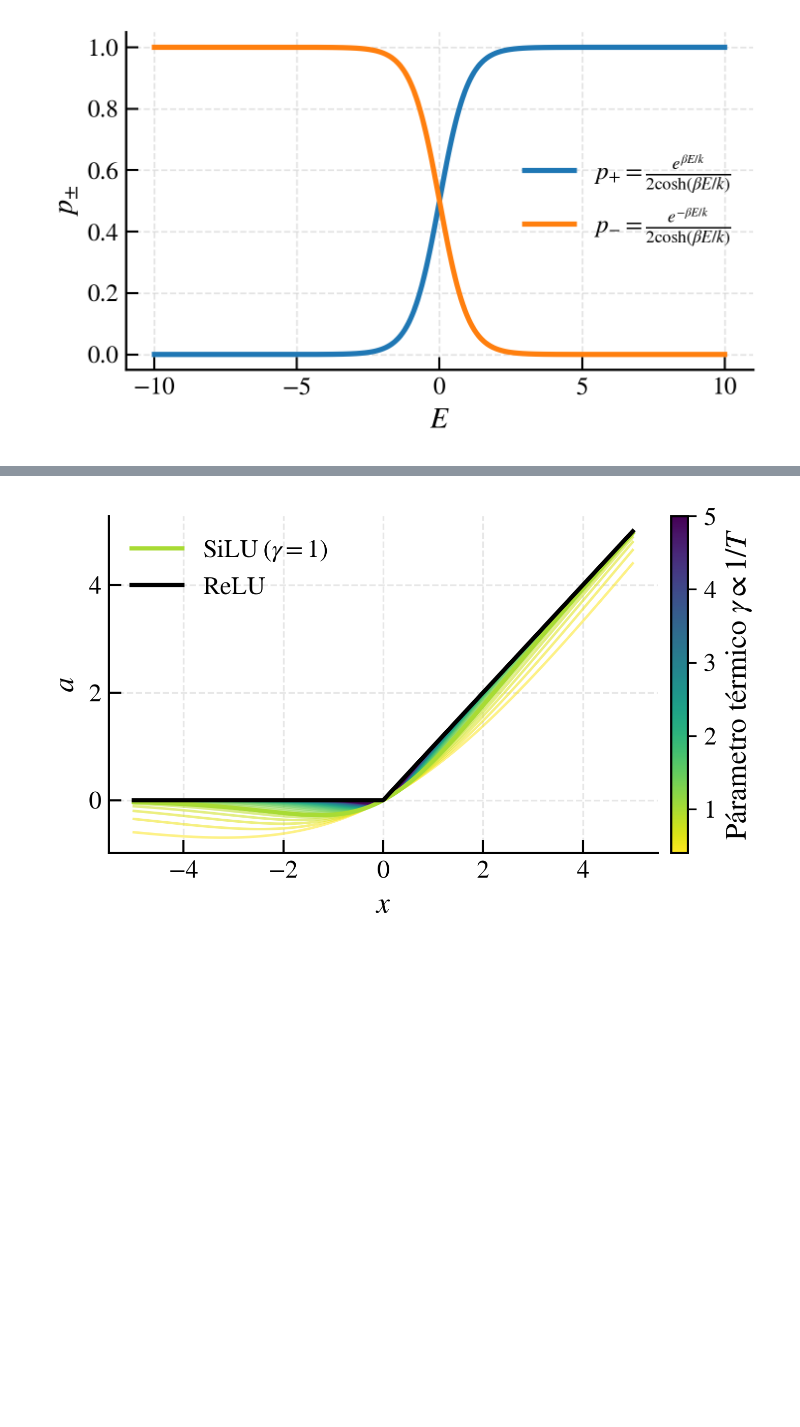
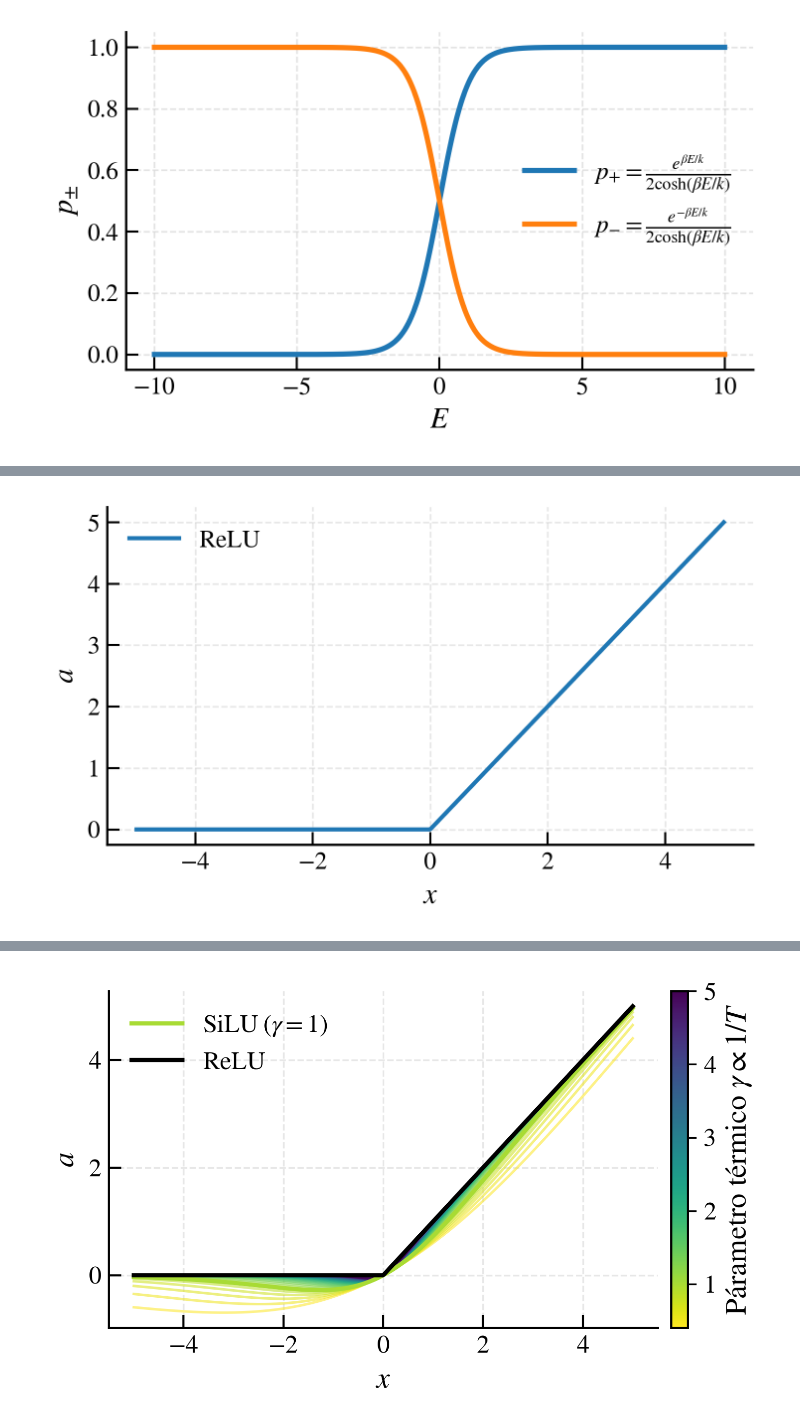
Before and after one commit to eric-hermosis/machine-learning-figures, a Jupyter notebook: es/activations.ipynb, the cells around one changed output, grey strips where cells are left out. Drawn from its saved outputs; the diff is of its cells as text; code cells hidden in the pictures; blank space fills up the shorter version.

```diff
--- a/es/activations.ipynb
+++ b/es/activations.ipynb
@@ -229,40 +332,37 @@ TEXT = {
 
 text = TEXT[LANGUAGE]
 
-
 x = linspace(-5.0, 5.0, 500)
 figure, axes = subplots(figsize=(5, 3), dpi=300)
 
 relu = maximum(0.0, x)
 axes.plot(
     x,
     relu,
-    color="black",
     linestyle="-",
     linewidth=2.0,
     label=r"$\mathrm{ReLU}$"
 )
 
 axes.set_xlabel(text["xlabel"])
 axes.set_ylabel(text["ylabel"])
 #axes.set_title(text["title"])
 
 axes.grid(True, linestyle="--", alpha=0.3)
 axes.tick_params(direction="in", length=6, width=1)
 
 axes.spines["top"].set_visible(False)
 axes.spines["right"].set_visible(False)
 
 scalars = ScalarMappable(norm=norm, cmap=cmap)
 scalars.set_array([])
-
-colors = figure.colorbar(scalars, ax=axes, pad=0.02)
-colors.set_label(text["colorbar"])
 colors.ax.tick_params(length=4)
 
 axes.legend(frameon=False)
 
 figure.tight_layout()
 figure.savefig(text["filename"], dpi=300)
 show(figure)
 close(figure)
+# %% [output]
+[figure, added]
```
Also changed, not shown: parts of 4 cells of this notebook, 12 other files.
